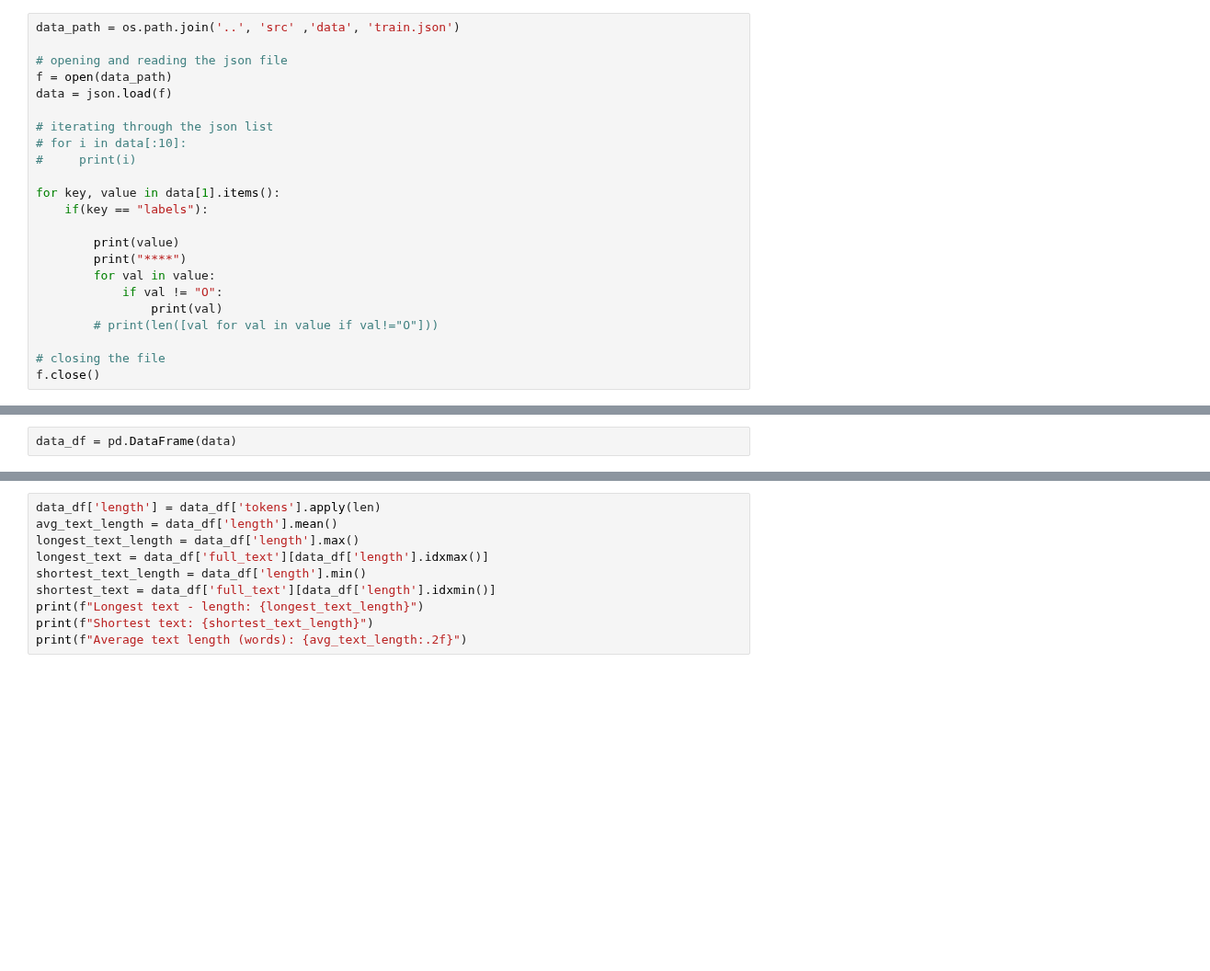
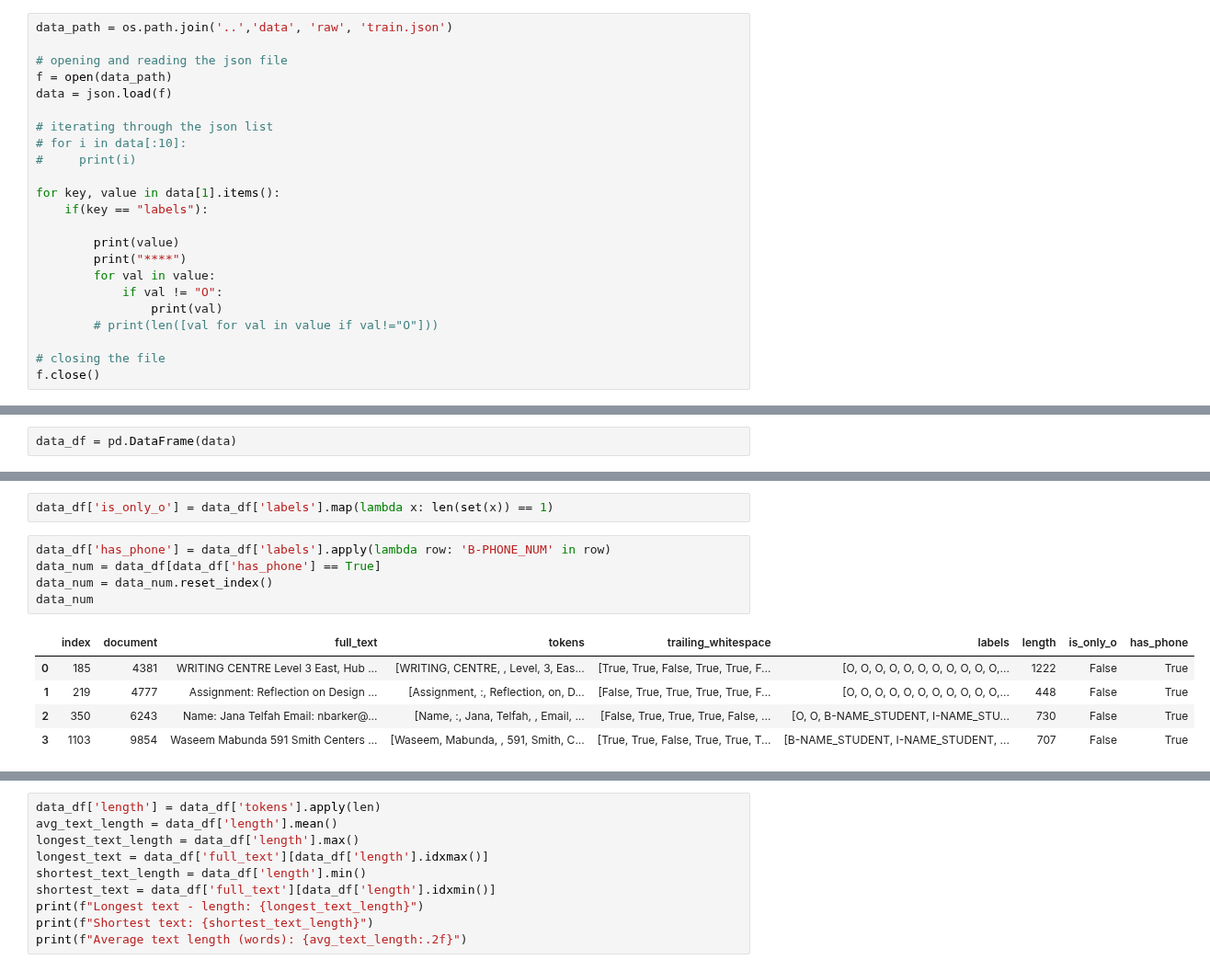
Before and after one commit to tubks/pii-projet-tal, a Jupyter notebook: notebooks/exploration.ipynb, the cells around one changed output, grey strips where cells are left out. Shown at 92% size. Cells and saved outputs as stored; diff of their text form; blank space fills up the shorter version.

```diff
--- a/notebooks/exploration.ipynb
+++ b/notebooks/exploration.ipynb
@@ -7,7 +7,7 @@ import pandas as pd
 import matplotlib.pyplot as plt
 import numpy as np
 # %%
-data_path = os.path.join('..', 'src' ,'data', 'train.json')
+data_path = os.path.join('..','data', 'raw', 'train.json')
 
 # opening and reading the json file
 f = open(data_path)
@@ -48,0 +56,13 @@ data_df = pd.DataFrame(data)
+# %%
+data_df['is_only_o'] = data_df['labels'].map(lambda x: len(set(x)) == 1)
+# %%
+data_df['has_phone'] = data_df['labels'].apply(lambda row: 'B-PHONE_NUM' in row)
+data_num = data_df[data_df['has_phone'] == True]
+data_num = data_num.reset_index()
+data_num
+# %% [output]
+|  | index | document | full_text | tokens | trailing_whitespace | labels | length | is_only_o | has_phone |
+| 0 | 185 | 4381 | WRITING CENTRE Level 3 East, Hub ... | [WRITING, CENTRE, , Level, 3, Eas... | [True, True, False, True, True, F... | [O, O, O, O, O, O, O, O, O, O, O,... | 1222 | False | True |
+| 1 | 219 | 4777 | Assignment: Reflection on Design ... | [Assignment, :, Reflection, on, D... | [False, True, True, True, True, F... | [O, O, O, O, O, O, O, O, O, O, O,... | 448 | False | True |
+| 2 | 350 | 6243 | Name: Jana Telfah Email: nbarker@... | [Name, :, Jana, Telfah, , Email, ... | [False, True, True, True, False, ... | [O, O, B-NAME_STUDENT, I-NAME_STU... | 730 | False | True |
+| 3 | 1103 | 9854 | Waseem Mabunda 591 Smith Centers ... | [Waseem, Mabunda, , 591, Smith, C... | [True, True, False, True, True, T... | [B-NAME_STUDENT, I-NAME_STUDENT, ... | 707 | False | True |
```
Also changed, not shown: parts of 3 cells of this notebook.
